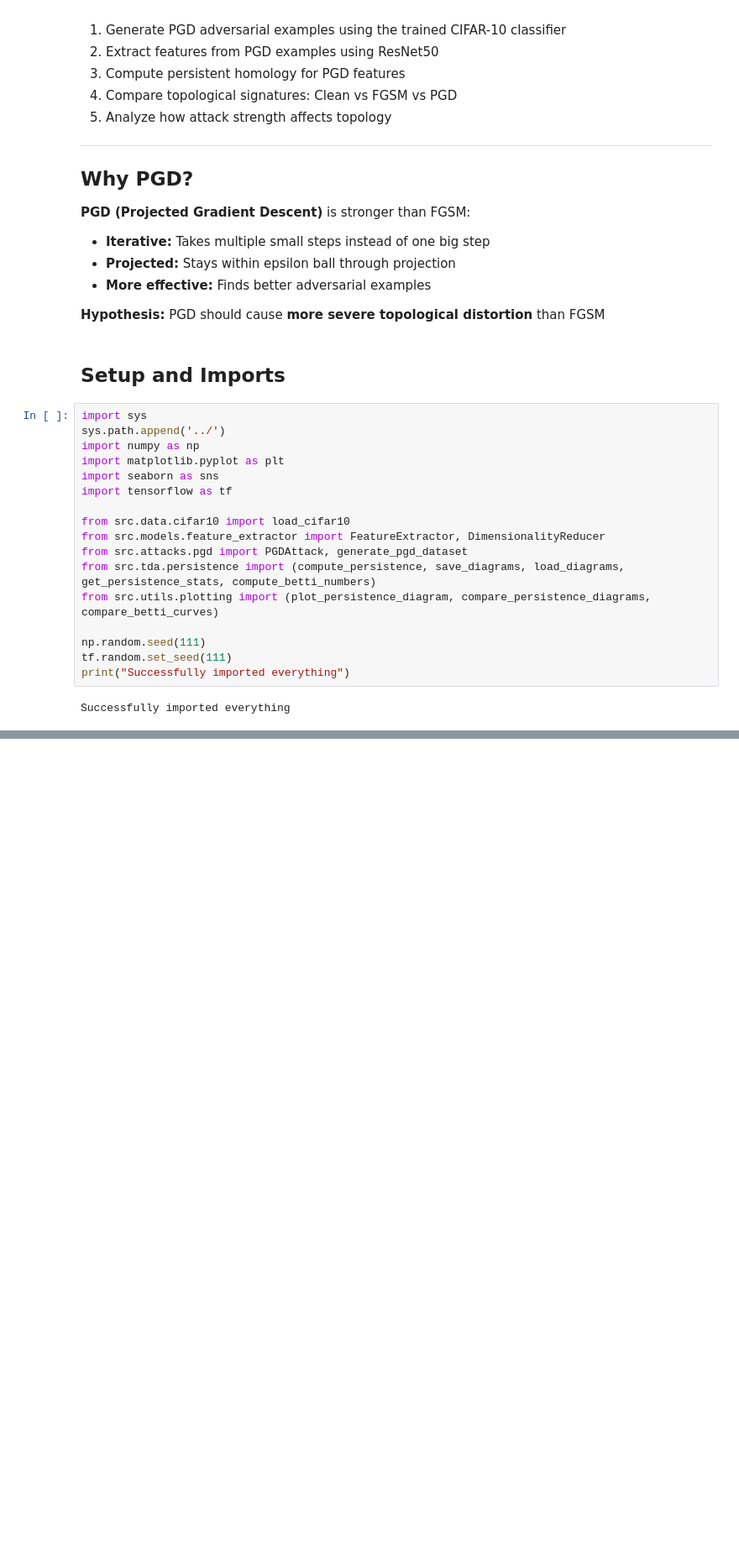
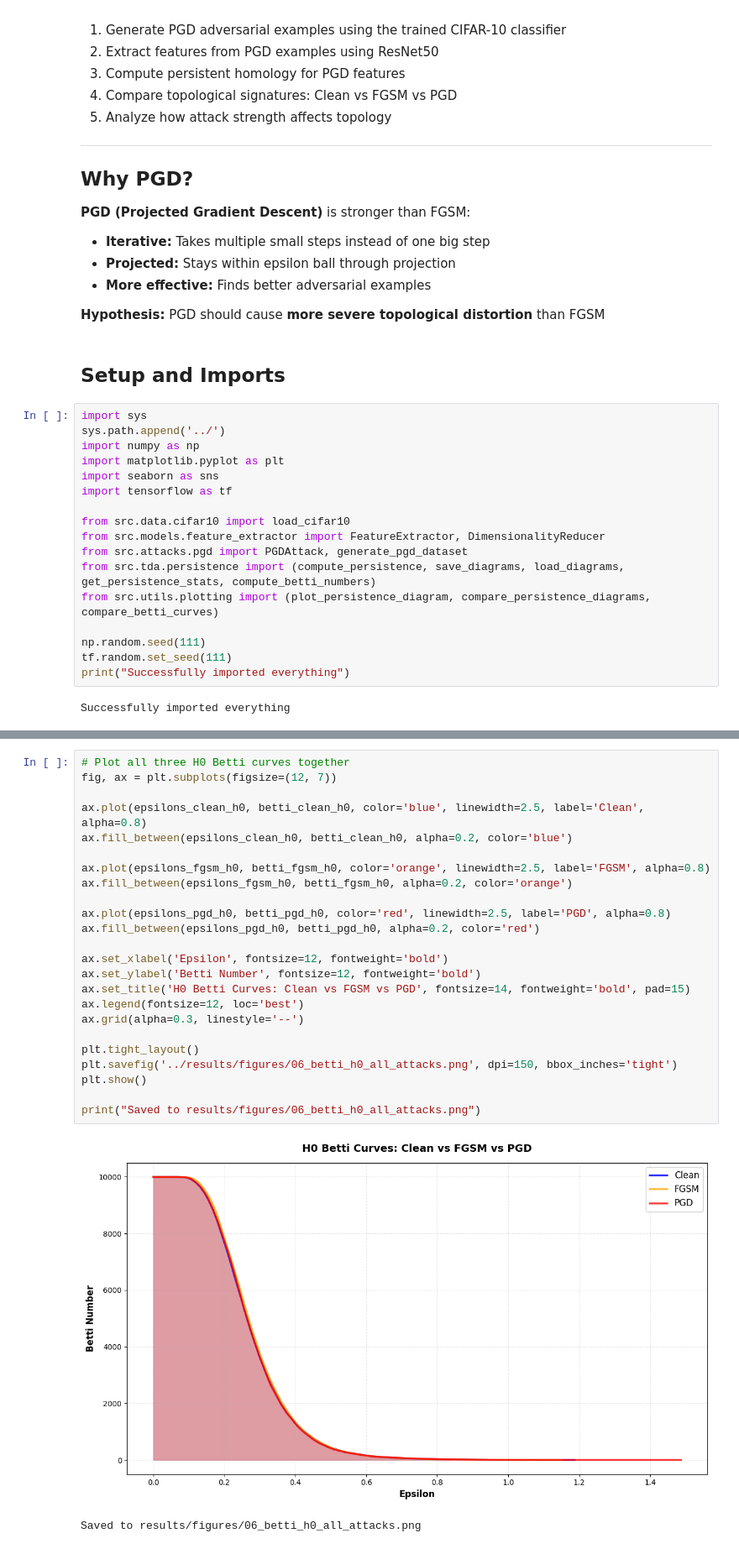
Before and after one commit to ShawarmaOnGit/tda-adversarial-detection, a Jupyter notebook: notebooks/06_pgd_topology.ipynb, the cells around one changed output, grey strips where cells are left out. Shown: that part at 84% size. Saved outputs shown, nothing was run; the diff lists cells and outputs as text; blank space fills up the shorter version.

```diff
--- a/notebooks/06_pgd_topology.ipynb
+++ b/notebooks/06_pgd_topology.ipynb
@@ -45,0 +472,27 @@ Successfully imported everything
+# %%
+# Plot all three H0 Betti curves together
+fig, ax = plt.subplots(figsize=(12, 7))
+
+ax.plot(epsilons_clean_h0, betti_clean_h0, color='blue', linewidth=2.5, label='Clean', alpha=0.8)
+ax.fill_between(epsilons_clean_h0, betti_clean_h0, alpha=0.2, color='blue')
+
+ax.plot(epsilons_fgsm_h0, betti_fgsm_h0, color='orange', linewidth=2.5, label='FGSM', alpha=0.8)
+ax.fill_between(epsilons_fgsm_h0, betti_fgsm_h0, alpha=0.2, color='orange')
+
+ax.plot(epsilons_pgd_h0, betti_pgd_h0, color='red', linewidth=2.5, label='PGD', alpha=0.8)
+ax.fill_between(epsilons_pgd_h0, betti_pgd_h0, alpha=0.2, color='red')
+
+ax.set_xlabel('Epsilon', fontsize=12, fontweight='bold')
+ax.set_ylabel('Betti Number', fontsize=12, fontweight='bold')
+ax.set_title('H0 Betti Curves: Clean vs FGSM vs PGD', fontsize=14, fontweight='bold', pad=15)
+ax.legend(fontsize=12, loc='best')
+ax.grid(alpha=0.3, linestyle='--')
+
+plt.tight_layout()
+plt.savefig('../results/figures/06_betti_h0_all_attacks.png', dpi=150, bbox_inches='tight')
+plt.show()
+
+print("Saved to results/figures/06_betti_h0_all_attacks.png")
+# %% [output]
+[figure, added]
+Saved to results/figures/06_betti_h0_all_attacks.png
```
Also changed, not shown: parts of 36 cells of this notebook, 5 other files.
